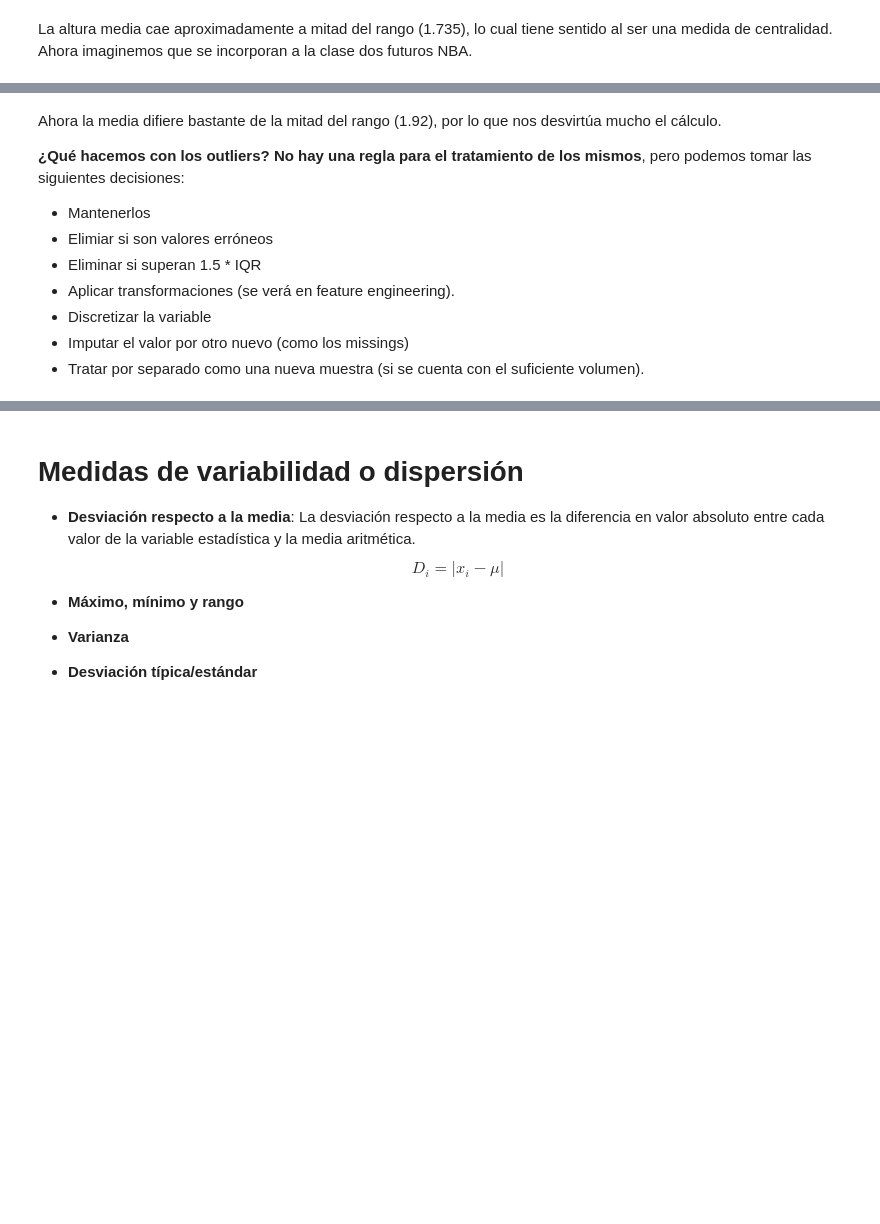
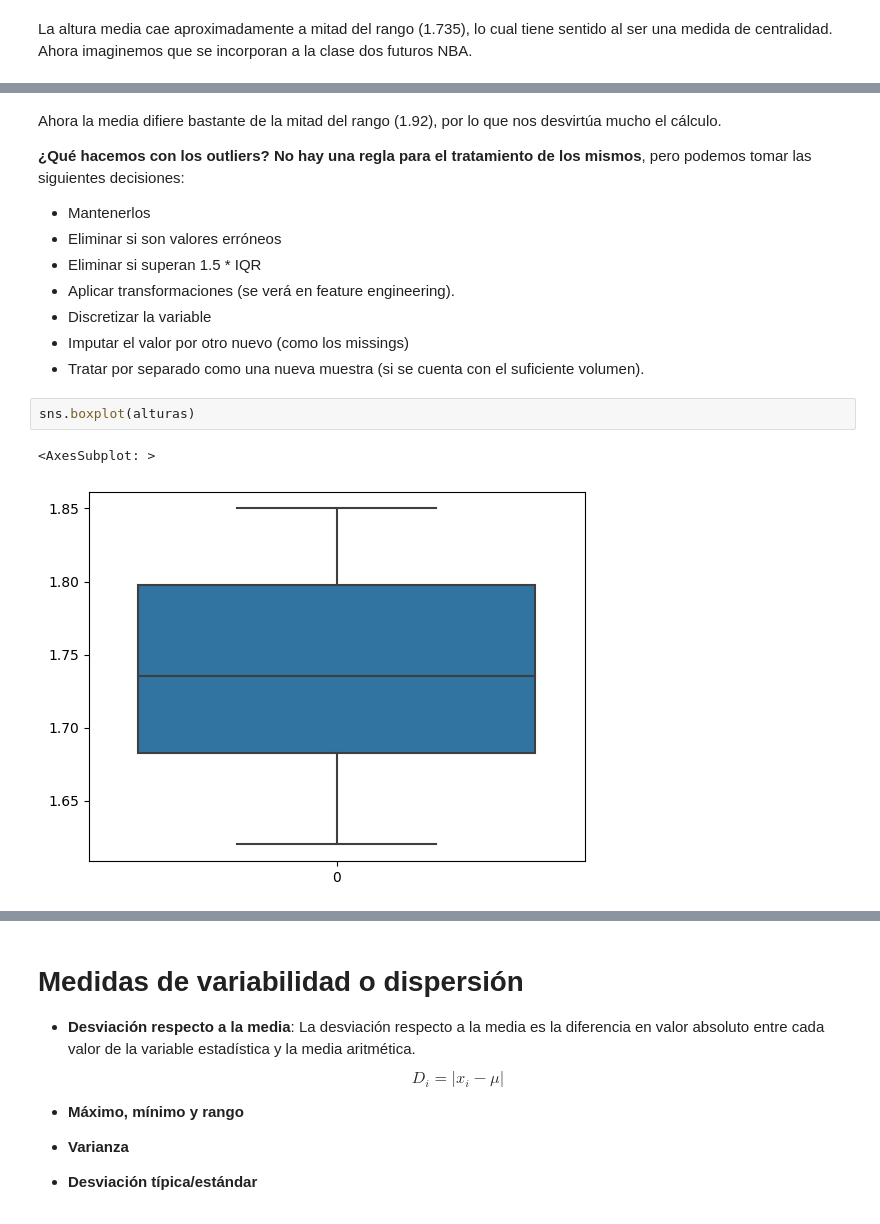
Before and after one commit to fercardiaz-tbs/DSPT_TBS_SVL_0923, a Jupyter notebook: 2-Data Analytics/2-Matematicas_DS/1-Estadística_descriptiva.ipynb, the cells around one changed output, grey strips where cells are left out. Drawn from its saved outputs; the diff is of its cells as text; blank space fills up the shorter version.

```diff
--- a/2-Data Analytics/2-Matematicas_DS/1-Estadística_descriptiva.ipynb
+++ b/2-Data Analytics/2-Matematicas_DS/1-Estadística_descriptiva.ipynb
@@ -348,11 +501,16 @@ Ahora la media difiere bastante de la mitad del rango (1.92), por lo que nos des
 **¿Qué hacemos con los outliers? No hay una regla para el tratamiento de los mismos**, pero podemos tomar las siguientes decisiones:
 
 * Mantenerlos
-* Elimiar si son valores erróneos
+* Eliminar si son valores erróneos
 * Eliminar si superan  1.5 * IQR
 * Aplicar transformaciones (se verá en feature engineering).
 * Discretizar la variable
 * Imputar el valor por otro nuevo (como los missings)
 * Tratar por separado como una nueva muestra (si se cuenta con el suficiente volumen).
+# %%
+sns.boxplot(alturas)
+# %% [output]
+<AxesSubplot: >
+[figure, added]
 # %%
 sns.boxplot(datos_5);
```
Also changed, not shown: parts of 61 cells of this notebook, 1 other file.
